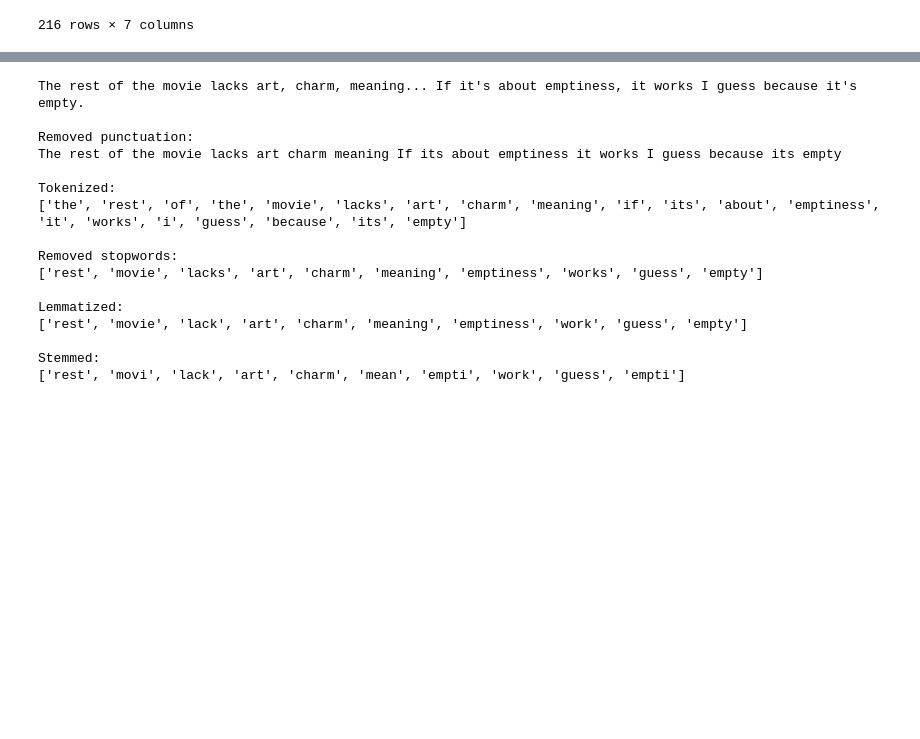
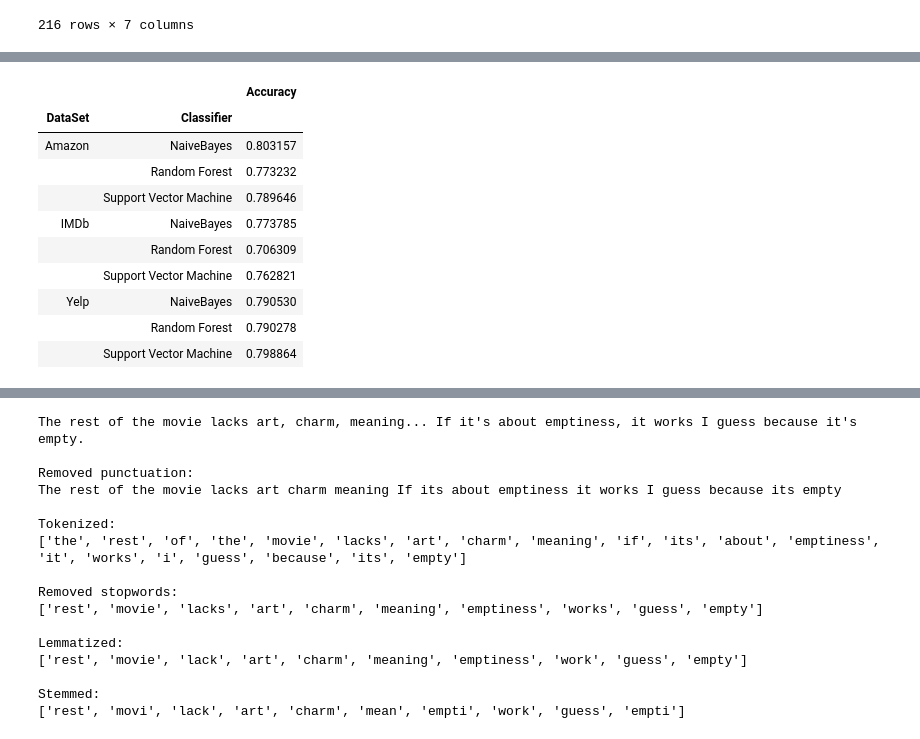
Before and after one commit to greghvk/eksploracja_danych_projekt, a Jupyter notebook: Eksploracja_projekt.ipynb, the cells around one changed output, grey strips where cells are left out. Saved outputs shown, nothing was run; the diff lists cells and outputs as text; code cells hidden in the pictures; blank space fills up the shorter version.

```diff
--- a/Eksploracja_projekt.ipynb
+++ b/Eksploracja_projekt.ipynb
@@ -363,0 +400,14 @@ results
+# %%
+results.groupby(['DataSet', 'Classifier']).mean()
+# %% [output]
+|  |  | Accuracy |
+| DataSet | Classifier |  |
+| Amazon | NaiveBayes | 0.803157 |
+|  | Random Forest | 0.773232 |
+|  | Support Vector Machine | 0.789646 |
+| IMDb | NaiveBayes | 0.773785 |
+|  | Random Forest | 0.706309 |
+|  | Support Vector Machine | 0.762821 |
+| Yelp | NaiveBayes | 0.790530 |
+|  | Random Forest | 0.790278 |
+|  | Support Vector Machine | 0.798864 |
```
Also changed, not shown: parts of 4 cells of this notebook.
